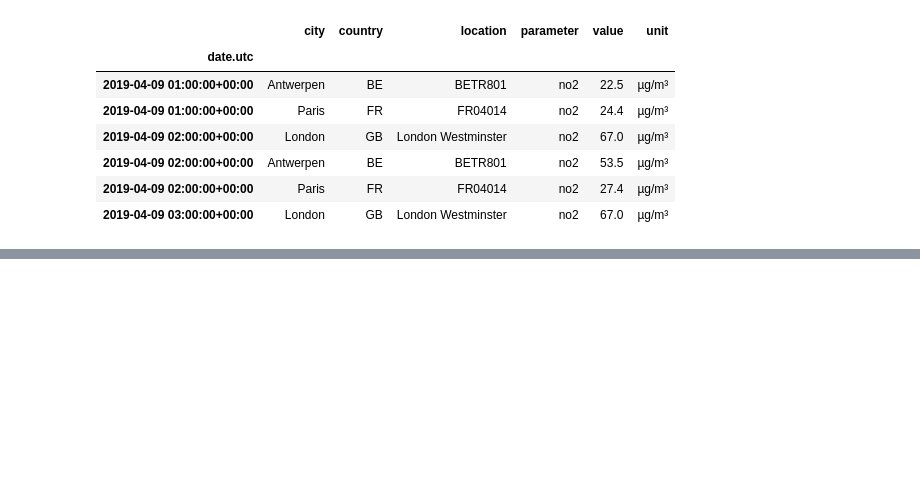
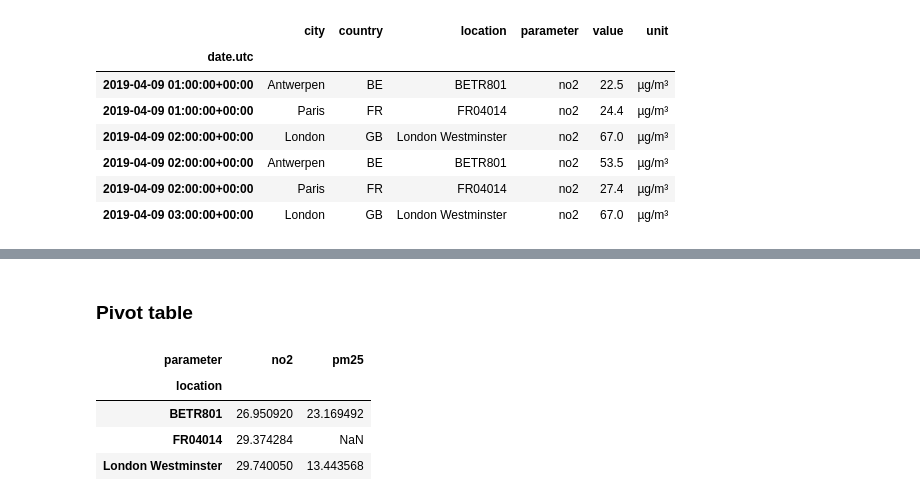
Before and after one commit to ClemouDouard/Pandas_doc, a Jupyter notebook: src/start.ipynb, the cells around one changed output, grey strips where cells are left out. Cells and saved outputs as stored; diff of their text form; code cells hidden in the pictures; blank space fills up the shorter version.

```diff
--- a/src/start.ipynb
+++ b/src/start.ipynb
@@ -426,0 +432,10 @@ no2_subset
+# %% [markdown]
+### Pivot table
+# %%
+air_quality.pivot_table(values="value", index="location", columns="parameter", aggfunc="mean")
+# %% [output]
+| parameter | no2 | pm25 |
+| location |  |  |
+| BETR801 | 26.950920 | 23.169492 |
+| FR04014 | 29.374284 | NaN |
+| London Westminster | 29.740050 | 13.443568 |
```
Also changed, not shown: parts of 1 cell of this notebook, 1 other file.
